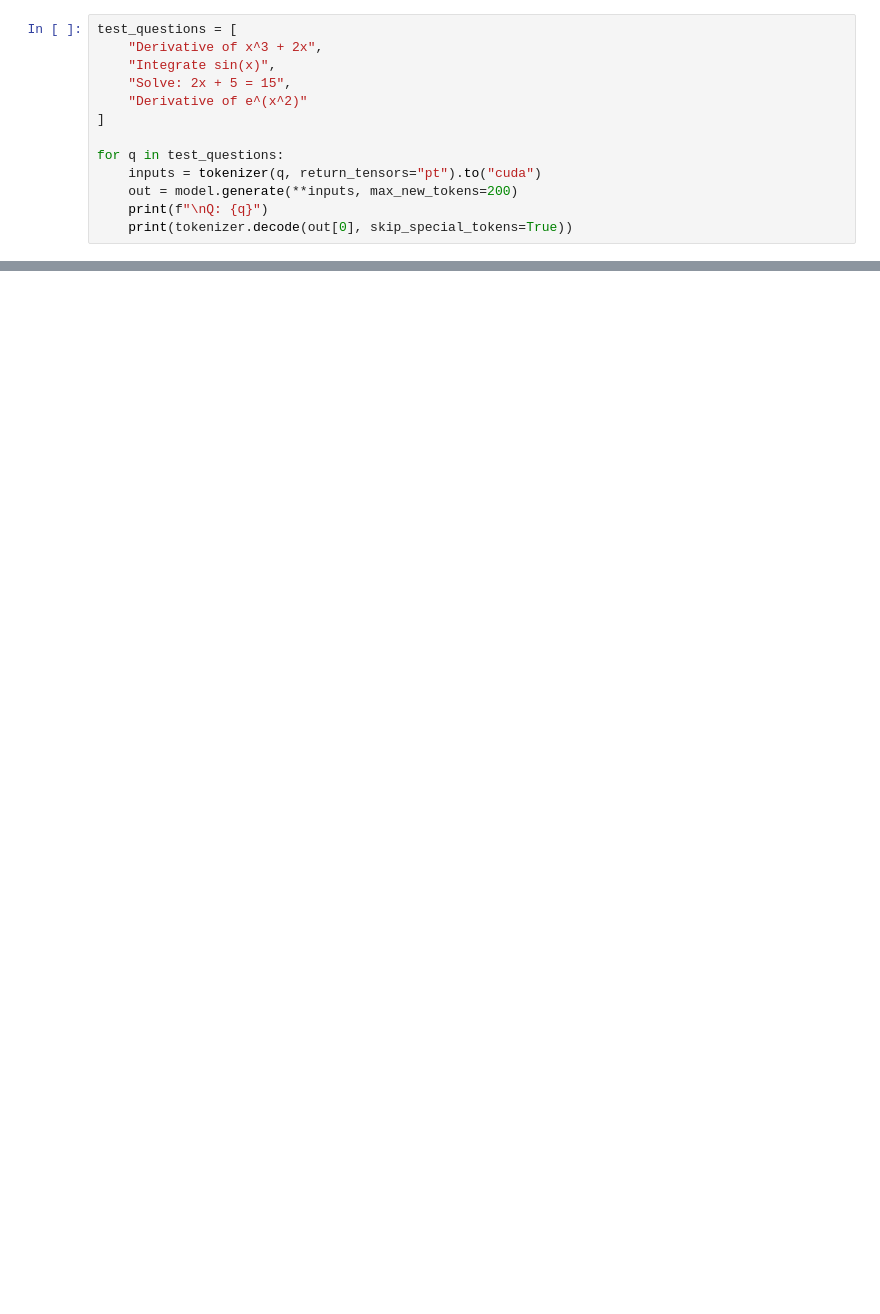
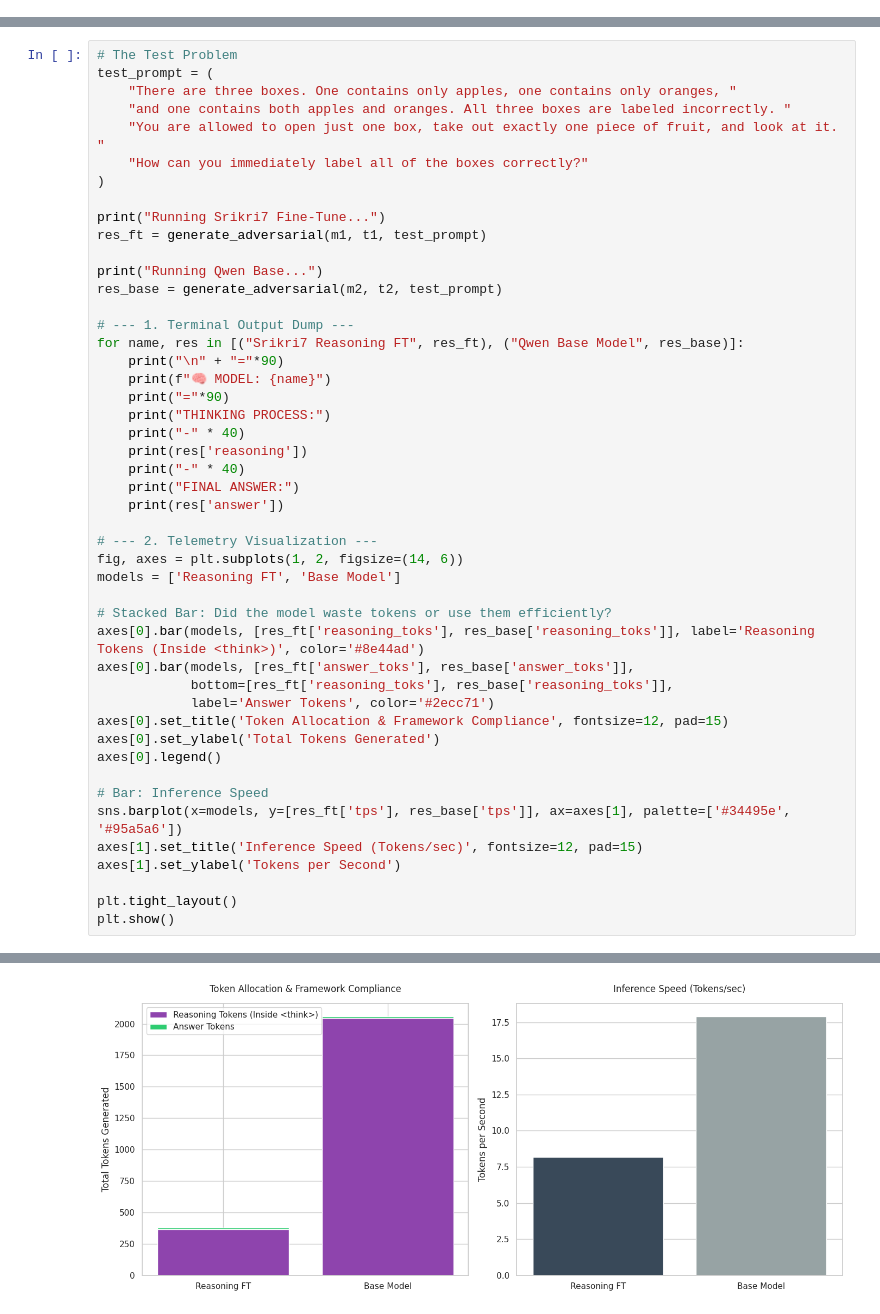
Before and after one commit to esranow/qwen3.5-2b-reasoning, a Jupyter notebook: test_qwen3_5.ipynb, the cells around one changed output, grey strips where cells are left out. Saved outputs shown, nothing was run; the diff lists cells and outputs as text; blank space fills up the shorter version.

```diff
--- a/test_qwen3_5.ipynb
+++ b/test_qwen3_5.ipynb
@@ -123,13 +0,0 @@ print(tokenizer.decode(generated_ids, skip_special_tokens=True))
-# %%
-test_questions = [
-    "Derivative of x^3 + 2x",
-    "Integrate sin(x)",
-    "Solve: 2x + 5 = 15",
-    "Derivative of e^(x^2)"
-]
-
-for q in test_questions:
-    inputs = tokenizer(q, return_tensors="pt").to("cuda")
-    out = model.generate(**inputs, max_new_tokens=200)
-    print(f"\nQ: {q}")
-    print(tokenizer.decode(out[0], skip_special_tokens=True))
@@ -153,0 +185,48 @@ Note: The original solution provided by the
+# %%
+# The Test Problem
+test_prompt = (
+    "There are three boxes. One contains only apples, one contains only oranges, "
+    "and one contains both apples and oranges. All three boxes are labeled incorrectly. "
+    "You are allowed to open just one box, take out exactly one piece of fruit, and look at it. "
+    "How can you immediately label all of the boxes correctly?"
+)
+
+print("Running Srikri7 Fine-Tune...")
+res_ft = generate_adversarial(m1, t1, test_prompt)
+
+print("Running Qwen Base...")
+res_base = generate_adversarial(m2, t2, test_prompt)
+
+# --- 1. Terminal Output Dump ---
+for name, res in [("Srikri7 Reasoning FT", res_ft), ("Qwen Base Model", res_base)]:
+    print("\n" + "="*90)
+    print(f"🧠 MODEL: {name}")
+    print("="*90)
+    print("THINKING PROCESS:")
+    print("-" * 40)
+    print(res['reasoning'])
+    print("-" * 40)
+    print("FINAL ANSWER:")
+    print(res['answer'])
+
+# --- 2. Telemetry Visualization ---
+fig, axes = plt.subplots(1, 2, figsize=(14, 6))
+models = ['Reasoning FT', 'Base Model']
+
+# Stacked Bar: Did the model waste tokens or use them efficiently?
+axes[0].bar(models, [res_ft['reasoning_toks'], res_base['reasoning_toks']], label='Reasoning Tokens (Inside <think>)', color='#8e44ad')
+axes[0].bar(models, [res_ft['answer_toks'], res_base['answer_toks']],
+            bottom=[res_ft['reasoning_toks'], res_base['reasoning_toks']],
+            label='Answer Tokens', color='#2ecc71')
+axes[0].set_title('Token Allocation & Framework Compliance', fontsize=12, pad=15)
+axes[0].set_ylabel('Total Tokens Generated')
+axes[0].legend()
+
+# Bar: Inference Speed
+sns.barplot(x=models, y=[res_ft['tps'], res_base['tps']], ax=axes[1], palette=['#34495e', '#95a5a6'])
+axes[1].set_title('Inference Speed (Tokens/sec)', fontsize=12, pad=15)
+axes[1].set_ylabel('Tokens per Second')
+
+plt.tight_layout()
+plt.show()
+# %% [output]
@@ -153,0 +254 @@ Note: The original solution provided by the
+[figure, added]
```
Also changed, not shown: parts of 18 cells of this notebook.
